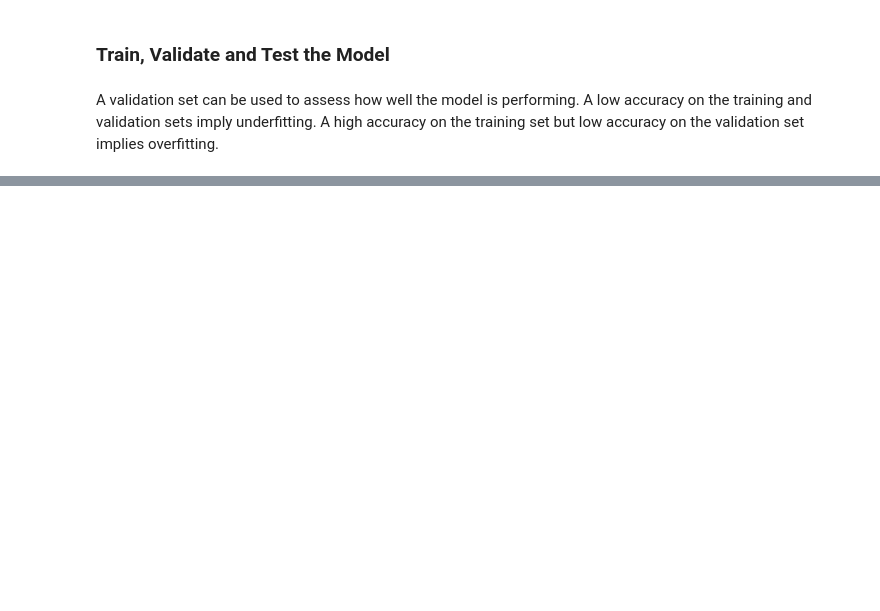
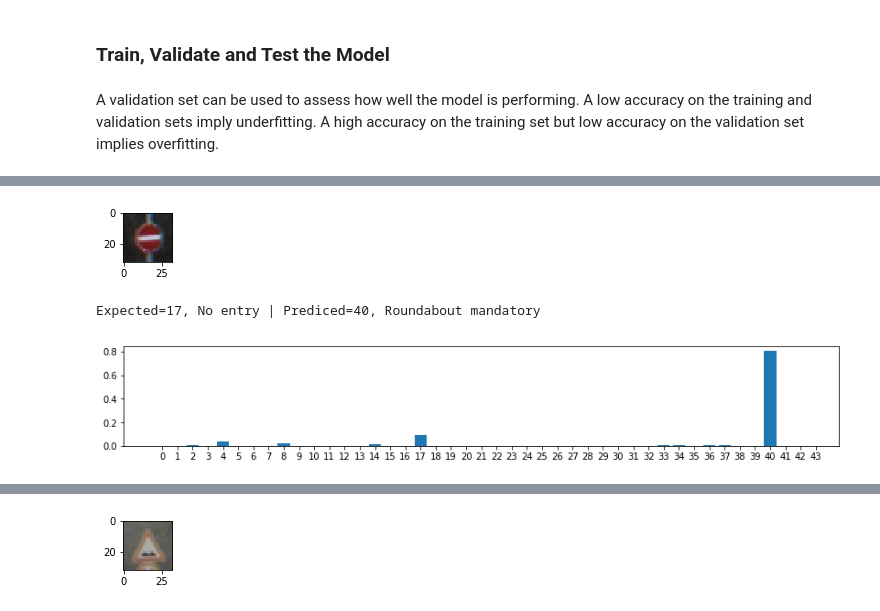
Before and after one commit to jinhuangpublic/sdcnd-udacity, a Jupyter notebook: project03 traffic sign classifier/main.ipynb, the cells around one changed output, grey strips where cells are left out. Saved outputs shown, nothing was run; the diff lists cells and outputs as text; code cells hidden in the pictures; blank space fills up the shorter version.

```diff
--- a/project03 traffic sign classifier/main.ipynb
+++ b/project03 traffic sign classifier/main.ipynb
@@ -381,0 +405,6 @@ def outputFeatureMap(image_input, tf_activation, activation_min=-1, activation_m
+# %%
+with tf.Session() as sess:
+    saver.restore(sess, './data/lenet')
+    res = evaluate(X_train_, y_train)
+    print('\n---------------------------')
+    print(f'Test set accuracy: {res}')
@@ -381,0 +420,70 @@ def outputFeatureMap(image_input, tf_activation, activation_min=-1, activation_m
+# %%
+filenames = []
+for f in os.listdir('./data/images'):
+    if f.startswith('image'):
+        filenames.append(f)
+
+filenames = filenames[:]
+images = []
+image_labels = []
+image_label_names = []
+for f in filenames:
+    label_index = int(f.split('__')[-1].split('.')[0])
+    label_name = sign_names[label_index]
+    image = mpimg.imread(f'./data/images/{f}')
+    images.append(image)
+    image_labels.append(label_index)
+    image_label_names.append(label_name)
+
+# Run the feedforward calculations
+# images = np.array(images)
+X_images = preprocess(images)
+pred_bool = []
+pred_labels = []
+pred_label_names = []
+K = 3
+with tf.Session() as sess:
+    saver.restore(sess, './data/lenet')
+    outputs = sess.run(logits, feed_dict={x: X_images, p: 1})
+    pred_labels = np.argmax(np.array(outputs), axis=1)
+    top_k = sess.run(tf.nn.top_k(logits, k=K), feed_dict={x: X_images, p: 1})
+    softmax_probs = sess.run(tf.nn.softmax(logits), feed_dict={x: X_images, p: 1})
+
+# Calculate data
+for i, f in enumerate(filenames):
+    label_index = int(f.split('__')[-1].split('.')[0])
+    label_index_hat = pred_labels[i]
+    pred_bool.append(label_index == label_index_hat)
+
+msg = f'Model Accuracy: {sum(pred_bool)/len(pred_bool)}'
+print("\n\n--------------")
+print(pred_bool)
+print(msg)
+print("--------------")
+print("\n")
+
+# Plot
+for i, f in enumerate(filenames):
+    image = images[i]
+    label_index = int(f.split('__')[-1].split('.')[0])
+    label_name = sign_names[label_index]
+    label_index_hat = pred_labels[i]
+    label_name_hat = sign_names[label_index_hat]
+
+    # Show image
+    show_image(image, figsize=(1.5, 1.5), title="")
+    title = f'Expected={label_index}, {label_name} | Prediced={label_index_hat}, {label_name_hat}'
+    print(title)
+
+    # Plot probabilities
+    f = plt.figure(figsize=(14, 2))
+    plt.bar(np.arange(n_classes), softmax_probs[i])
+    plt.xticks(np.arange(0, n_classes+1, 1.0))
+    plt.show()
+
+    # Print top choices and confidence level
+    for k in range(K):
+        choice = top_k[1][i][k]
+        print(f'{choice}, p={softmax_probs[i][choice]}')
+    print("------------------------\n")
+# %% [output]
@@ -381,0 +497,3 @@ def outputFeatureMap(image_input, tf_activation, activation_min=-1, activation_m
+[figure, added]
+Expected=17, No entry | Prediced=40, Roundabout mandatory
+[figure, added]
@@ -381,0 +504 @@ def outputFeatureMap(image_input, tf_activation, activation_min=-1, activation_m
+[figure, added]
```
Also changed, not shown: parts of 34 cells of this notebook.
